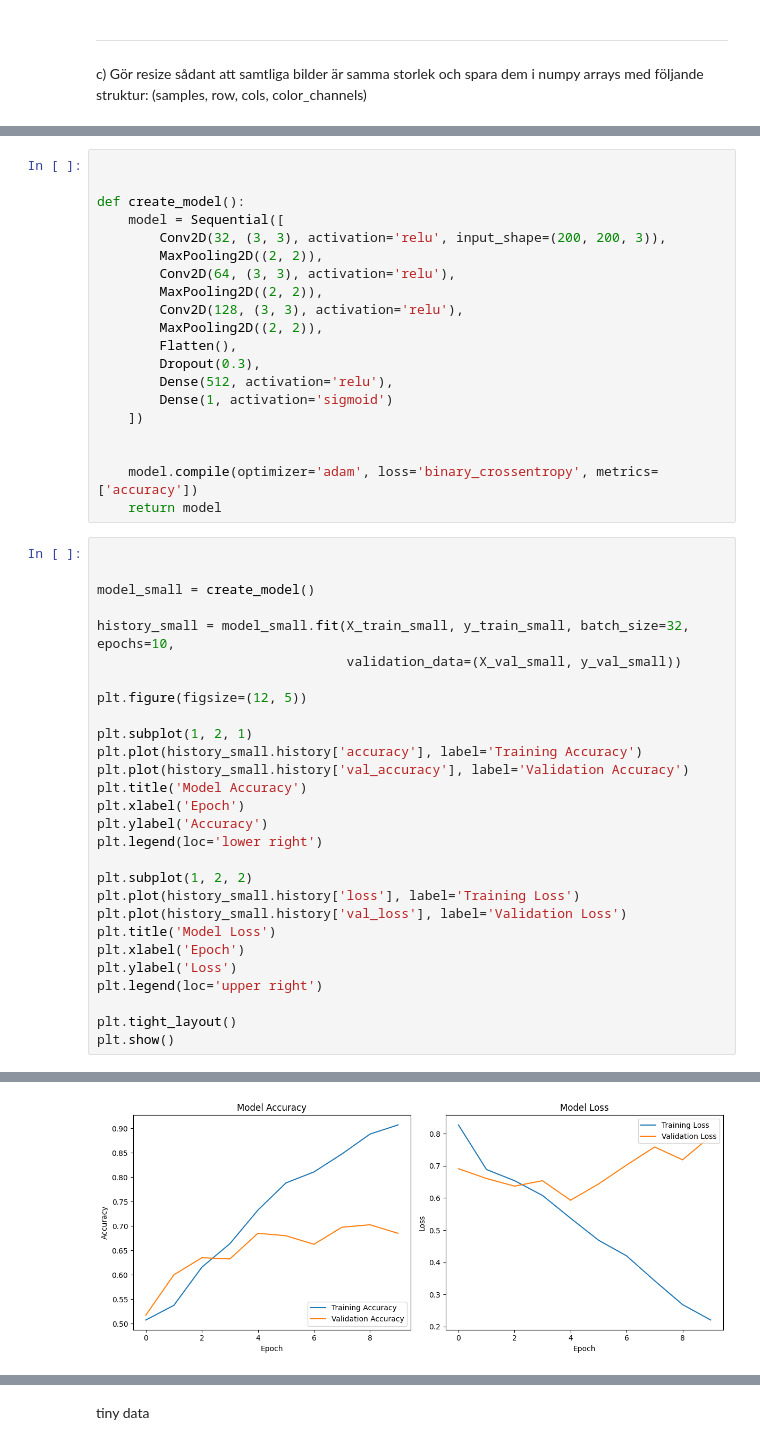
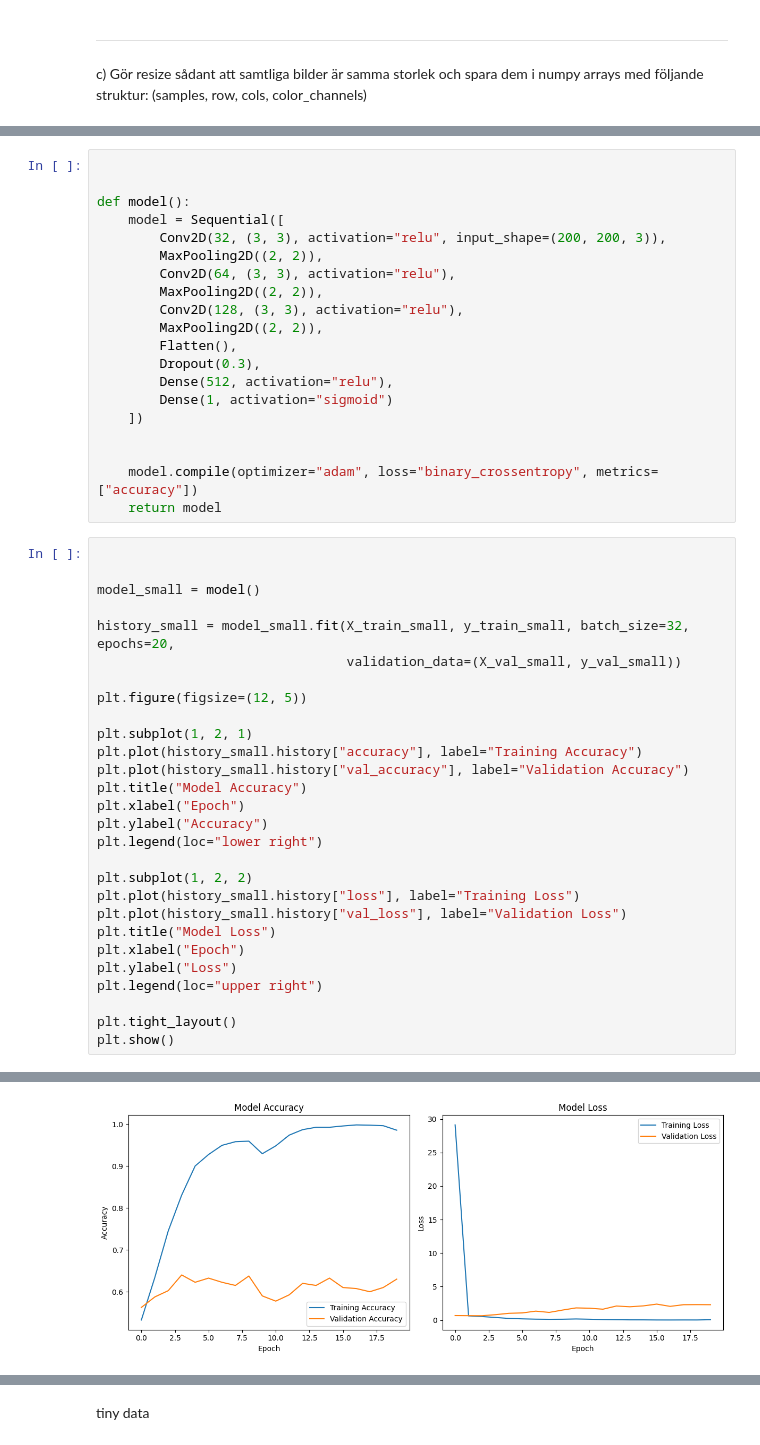
Before and after one commit to Markofbear/AI-Bjorn-Lagerblad-OPA23, a Jupyter notebook: labs/labb2/Labb2.ipynb, the cells around one changed output, grey strips where cells are left out. Drawn from its saved outputs; the diff is of its cells as text.

```diff
--- a/labs/labb2/Labb2.ipynb
+++ b/labs/labb2/Labb2.ipynb
@@ -491,48 +518,48 @@ y_val_tiny: (40,)
 # %%
 
 
-def create_model():
+def model():
     model = Sequential([
-        Conv2D(32, (3, 3), activation='relu', input_shape=(200, 200, 3)),
+        Conv2D(32, (3, 3), activation="relu", input_shape=(200, 200, 3)),
         MaxPooling2D((2, 2)),
-        Conv2D(64, (3, 3), activation='relu'),
+        Conv2D(64, (3, 3), activation="relu"),
         MaxPooling2D((2, 2)),
-        Conv2D(128, (3, 3), activation='relu'),
+        Conv2D(128, (3, 3), activation="relu"),
         MaxPooling2D((2, 2)),
         Flatten(),
         Dropout(0.3),
-        Dense(512, activation='relu'),
-        Dense(1, activation='sigmoid')
+        Dense(512, activation="relu"),
+        Dense(1, activation="sigmoid")
     ])
 
 
-    model.compile(optimizer='adam', loss='binary_crossentropy', metrics=['accuracy'])
+    model.compile(optimizer="adam", loss="binary_crossentropy", metrics=["accuracy"])
     return model
 # %%
 
 
-model_small = create_model()
+model_small = model()
 
-history_small = model_small.fit(X_train_small, y_train_small, batch_size=32, epochs=10,
+history_small = model_small.fit(X_train_small, y_train_small, batch_size=32, epochs=20,
                                 validation_data=(X_val_small, y_val_small))
 
 plt.figure(figsize=(12, 5))
 
 plt.subplot(1, 2, 1)
-plt.plot(history_small.history['accuracy'], label='Training Accuracy')
-plt.plot(history_small.history['val_accuracy'], label='Validation Accuracy')
-plt.title('Model Accuracy')
-plt.xlabel('Epoch')
-plt.ylabel('Accuracy')
-plt.legend(loc='lower right')
+plt.plot(history_small.history["accuracy"], label="Training Accuracy")
+plt.plot(history_small.history["val_accuracy"], label="Validation Accuracy")
+plt.title("Model Accuracy")
+plt.xlabel("Epoch")
+plt.ylabel("Accuracy")
+plt.legend(loc="lower right")
 
 plt.subplot(1, 2, 2)
-plt.plot(history_small.history['loss'], label='Training Loss')
-plt.plot(history_small.history['val_loss'], label='Validation Loss')
-plt.title('Model Loss')
-plt.xlabel('Epoch')
-plt.ylabel('Loss')
-plt.legend(loc='upper right')
+plt.plot(history_small.history["loss"], label="Training Loss")
+plt.plot(history_small.history["val_loss"], label="Validation Loss")
+plt.title("Model Loss")
+plt.xlabel("Epoch")
+plt.ylabel("Loss")
+plt.legend(loc="upper right")
 
 plt.tight_layout()
 plt.show()
@@ -560 +585 @@ Epoch 10/10
-[figure, old version]
+[figure, new version]
```
Also changed, not shown: parts of 22 cells of this notebook.
